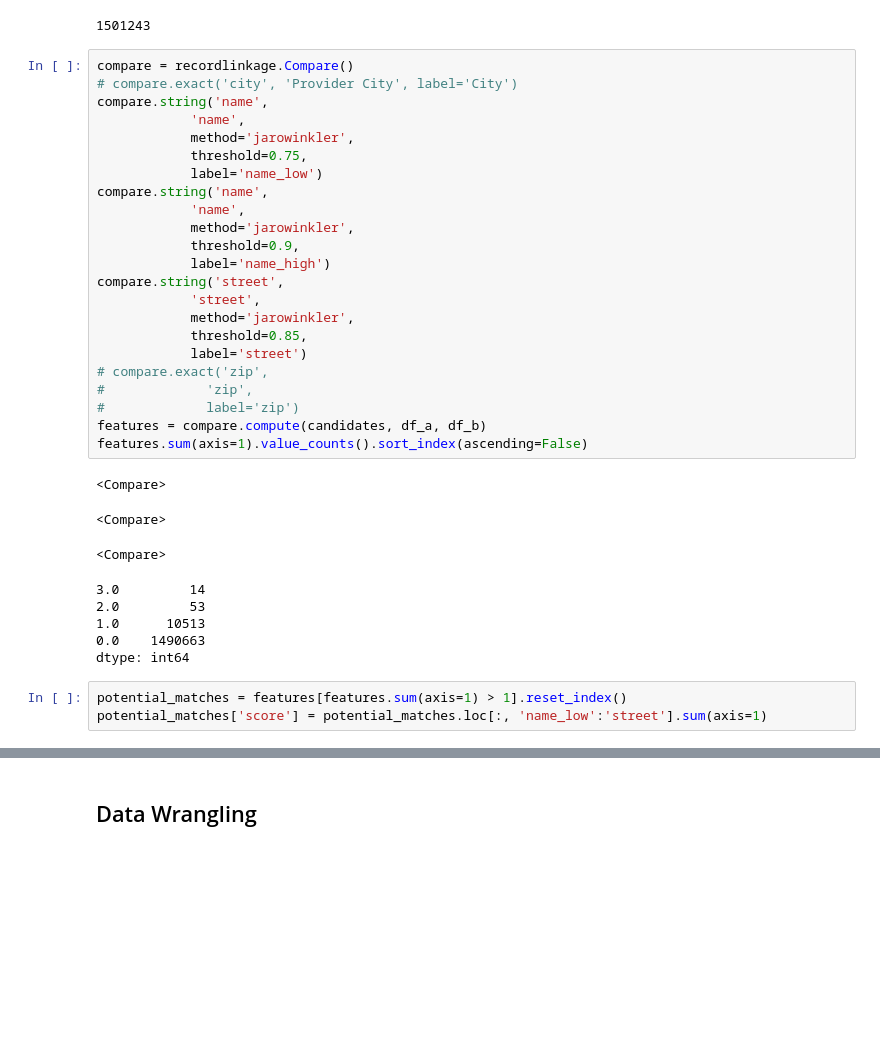
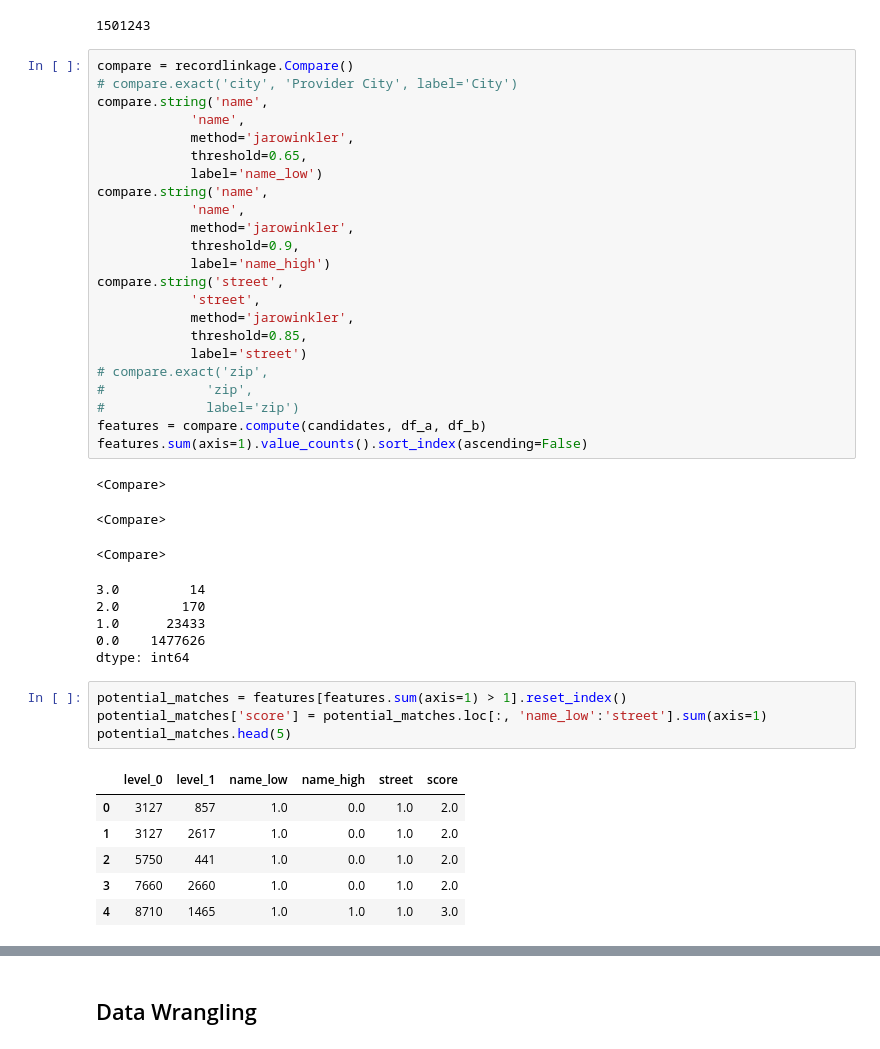
Before and after one commit to gsunit/gsunit-Fuzzy-Matching-in-Python, a Jupyter notebook: fuzzy-matching.ipynb, the cells around one changed output, grey strips where cells are left out. Drawn from its saved outputs; the diff is of its cells as text; blank space fills up the shorter version.

```diff
--- a/fuzzy-matching.ipynb
+++ b/fuzzy-matching.ipynb
@@ -195,7 +195,7 @@ compare = recordlinkage.Compare()
 compare.string('name',
             'name',
             method='jarowinkler',
-            threshold=0.75,
+            threshold=0.65,
             label='name_low')
 compare.string('name',
             'name',
@@ -217,10 +217,18 @@ features.sum(axis=1).value_counts().sort_index(ascending=False)
 <Compare>
 <Compare>
 3.0         14
-2.0         53
-1.0      10513
-0.0    1490663
+2.0        170
+1.0      23433
+0.0    1477626
 dtype: int64
 # %%
 potential_matches = features[features.sum(axis=1) > 1].reset_index()
 potential_matches['score'] = potential_matches.loc[:, 'name_low':'street'].sum(axis=1)
+potential_matches.head(5)
+# %% [output]
+|  | level_0 | level_1 | name_low | name_high | street | score |
+| 0 | 3127 | 857 | 1.0 | 0.0 | 1.0 | 2.0 |
+| 1 | 3127 | 2617 | 1.0 | 0.0 | 1.0 | 2.0 |
+| 2 | 5750 | 441 | 1.0 | 0.0 | 1.0 | 2.0 |
+| 3 | 7660 | 2660 | 1.0 | 0.0 | 1.0 | 2.0 |
+| 4 | 8710 | 1465 | 1.0 | 1.0 | 1.0 | 3.0 |
```
Also changed, not shown: parts of 5 cells of this notebook, 3 other files.
